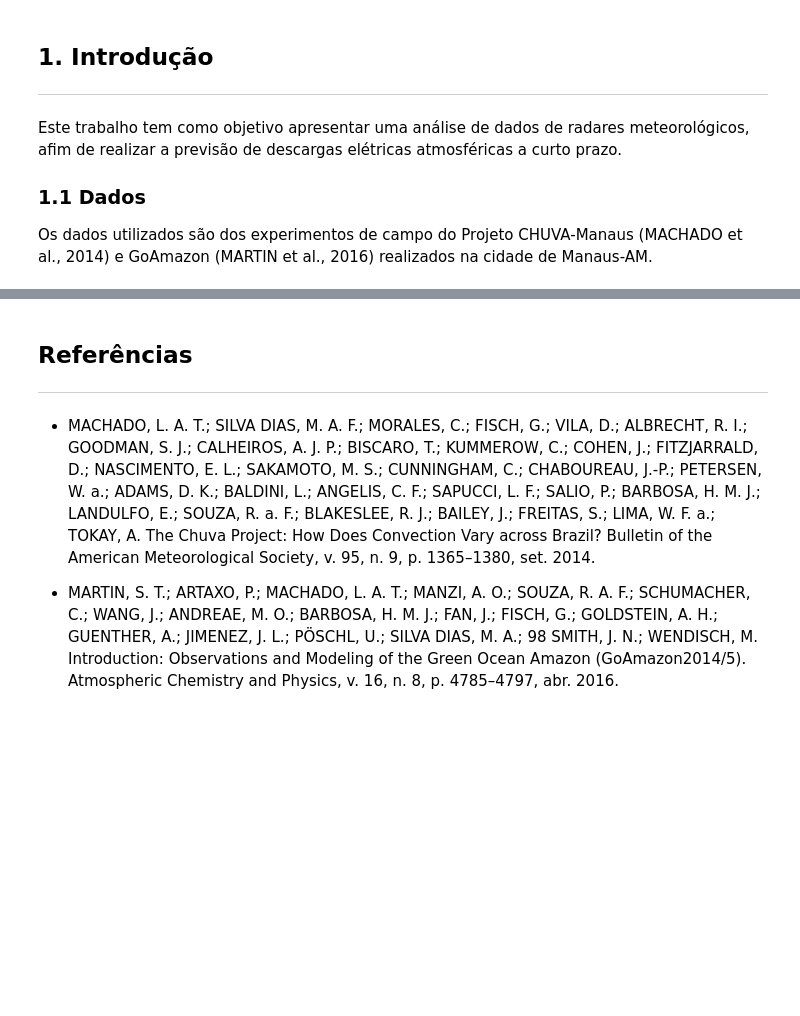
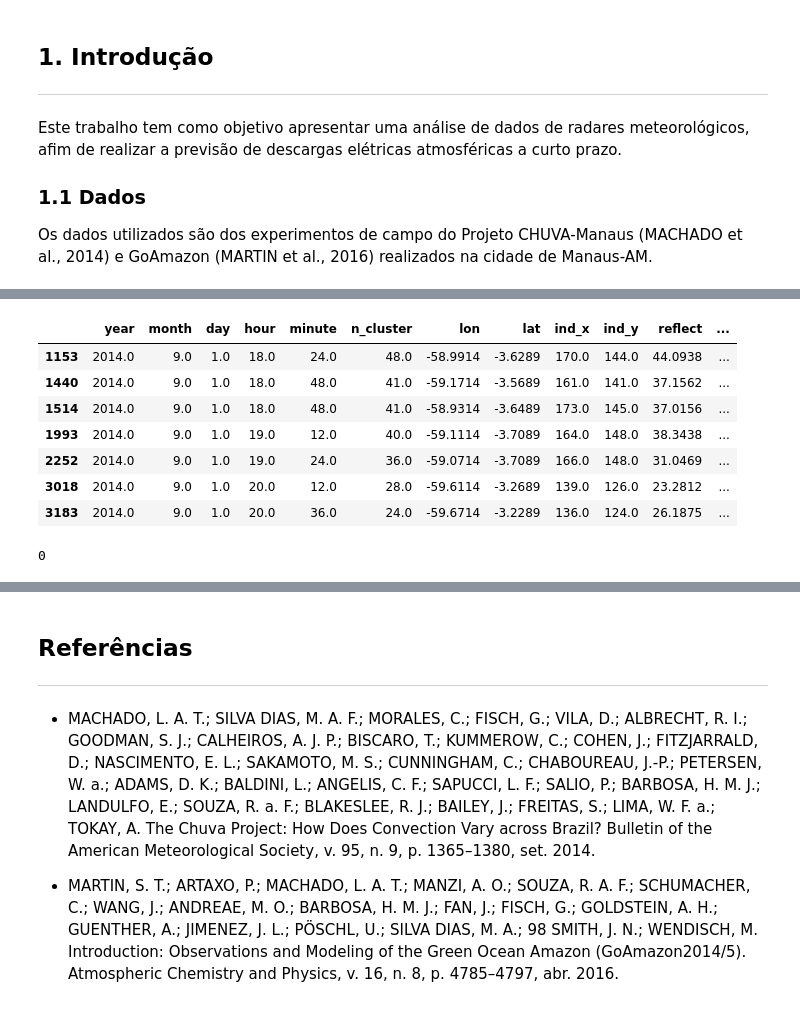
Before and after one commit to AdrianoPereira/project-cap394, a Jupyter notebook: src/project.ipynb, the cells around one changed output, grey strips where cells are left out. Cells and saved outputs as stored; diff of their text form; code cells hidden in the pictures; blank space fills up the shorter version.

```diff
--- a/src/project.ipynb
+++ b/src/project.ipynb
@@ -30,0 +34,4 @@ import matplotlib.pyplot
+# %%
+DATA = '../data/lite'
+fam_data_dir = os.path.join(DATA, 'fam')
+mat_data_dir = os.path.join(DATA, 'mat')
@@ -30,0 +104,22 @@ import matplotlib.pyplot
+# %%
+clus41 = matdf[matdf['n_cluster'] == 1]
+clus41 = matdf[matdf['hour'] == 2]
+clus41 = matdf[matdf['yyyyy_xx1'] == 2]
+clus41.head(80)
+# %% [output]
+|  | year | month | day | hour | minute | n_cluster | lon | lat | ind_x | ind_y | reflect | ... |
+| 1153 | 2014.0 | 9.0 | 1.0 | 18.0 | 24.0 | 48.0 | -58.9914 | -3.6289 | 170.0 | 144.0 | 44.0938 | ... |
+| 1440 | 2014.0 | 9.0 | 1.0 | 18.0 | 48.0 | 41.0 | -59.1714 | -3.5689 | 161.0 | 141.0 | 37.1562 | ... |
+| 1514 | 2014.0 | 9.0 | 1.0 | 18.0 | 48.0 | 41.0 | -58.9314 | -3.6489 | 173.0 | 145.0 | 37.0156 | ... |
+| 1993 | 2014.0 | 9.0 | 1.0 | 19.0 | 12.0 | 40.0 | -59.1114 | -3.7089 | 164.0 | 148.0 | 38.3438 | ... |
+| 2252 | 2014.0 | 9.0 | 1.0 | 19.0 | 24.0 | 36.0 | -59.0714 | -3.7089 | 166.0 | 148.0 | 31.0469 | ... |
+| 3018 | 2014.0 | 9.0 | 1.0 | 20.0 | 12.0 | 28.0 | -59.6114 | -3.2689 | 139.0 | 126.0 | 23.2812 | ... |
+| 3183 | 2014.0 | 9.0 | 1.0 | 20.0 | 36.0 | 24.0 | -59.6714 | -3.2289 | 136.0 | 124.0 | 26.1875 | ... |
+# %%
+lights = []
+for i, x in matdf.iterrows():
+    if x.yyyyyyy_xx3 > 0 and x.yyy_xx4 > 0 and x.yyy_xx5 > 0:
+        lights.append(x)
+len(lights)
+# %% [output]
+0
```
Also changed, not shown: parts of 10 cells of this notebook, 12 other files.
